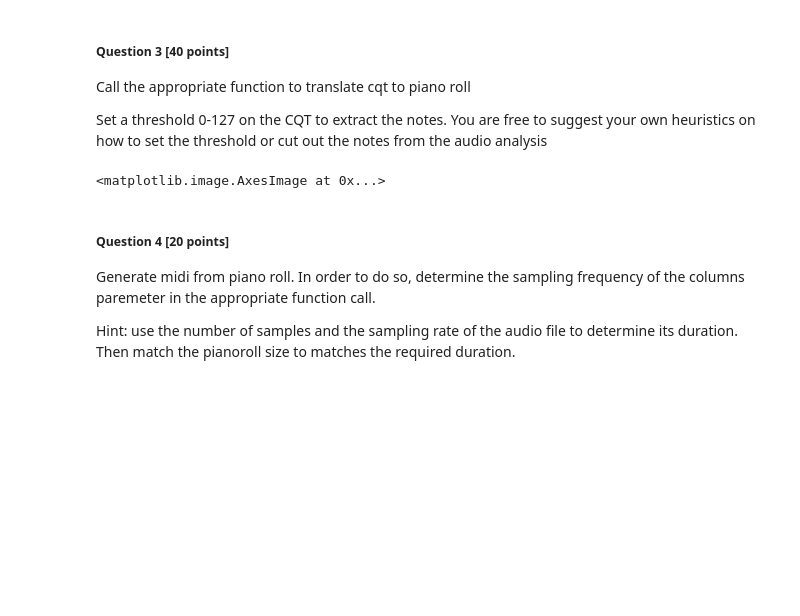
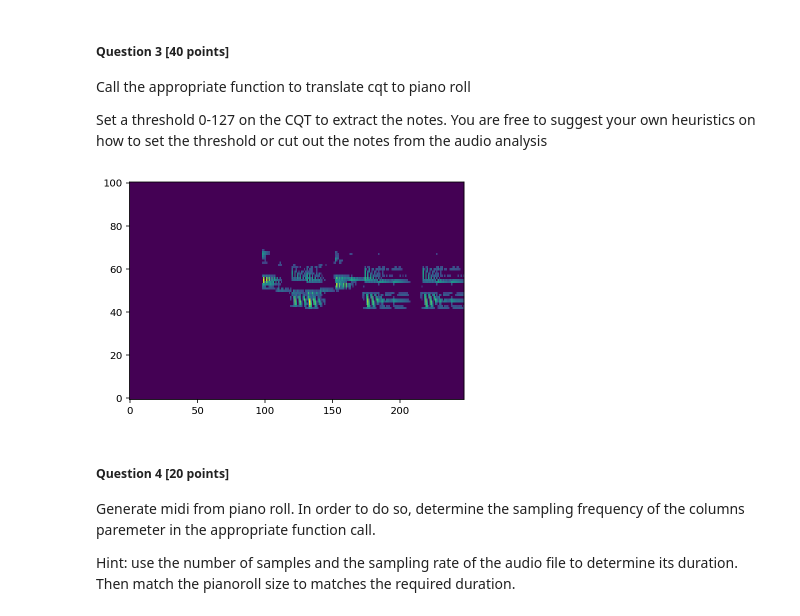
Before and after one commit to oakaigh/cse190-ML4Music-HW, a Jupyter notebook: 0/0.ipynb, the cells around one changed output. Cells and saved outputs as stored; diff of their text form; code cells hidden in the pictures; blank space fills up the shorter version.

```diff
--- a/0/0.ipynb
+++ b/0/0.ipynb
@@ -260,10 +260,10 @@ Set a threshold 0-127 on the CQT to extract the notes. You are free to suggest y
 ### your code here
 
 pr = cqt_to_piano_roll(cqt, min_midi = 10, max_midi = 120, threshold = 25)
-# %%
-plot_piano(pr)
-# %% [output]
-<matplotlib.image.AxesImage at 0x...>
+# %%
+_ = plot_piano(pr)
+# %% [output]
+[figure, added]
 # %% [markdown]
 ##### Question 4 [20 points]
 
```
Also changed, not shown: parts of 3 cells of this notebook, 2 other files.
